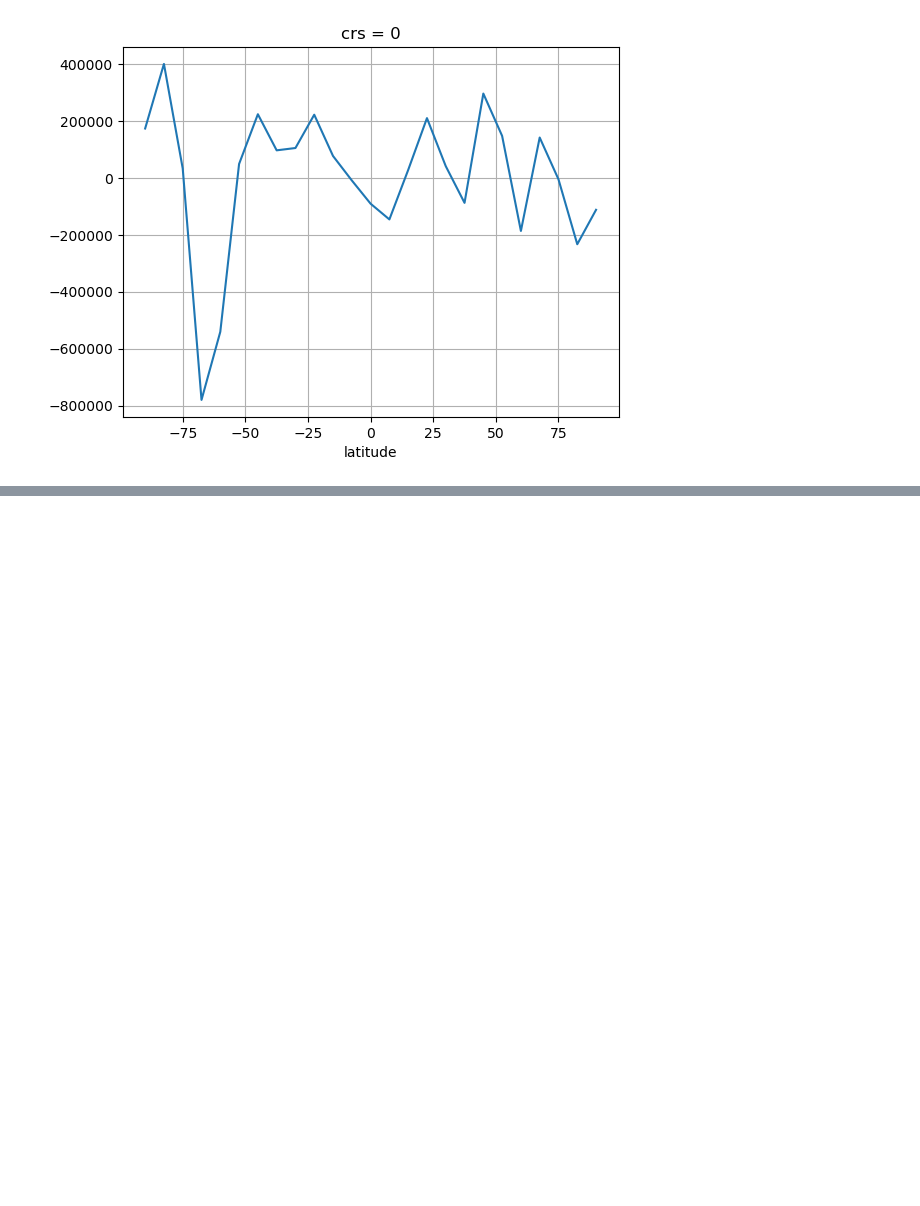
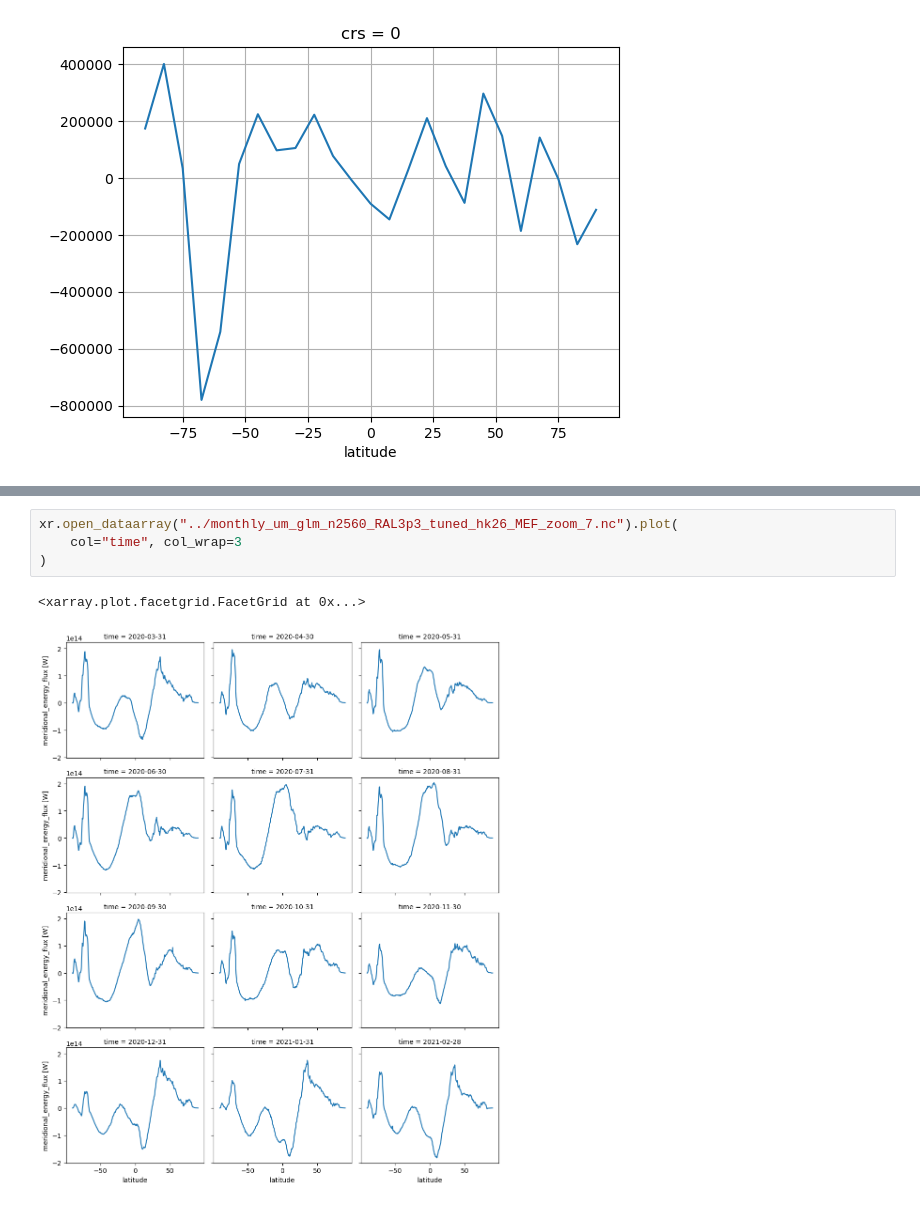
Before and after one commit to fran-morris-research/hackathon-monsoons, a Jupyter notebook: mse/mse.ipynb, the cells around one changed output, grey strips where cells are left out. Saved outputs shown, nothing was run; the diff lists cells and outputs as text; blank space fills up the shorter version.

```diff
--- a/mse/mse.ipynb
+++ b/mse/mse.ipynb
@@ -266,0 +314,7 @@ vH.sel(time="2020-02-25").mean(dim="time").plot()
+# %%
+xr.open_dataarray("../monthly_um_glm_n2560_RAL3p3_tuned_hk26_MEF_zoom_7.nc").plot(
+    col="time", col_wrap=3
+)
+# %% [output]
+<xarray.plot.facetgrid.FacetGrid at 0x...>
+[figure, added]
```
Also changed, not shown: parts of 8 cells of this notebook, 1 other file.
